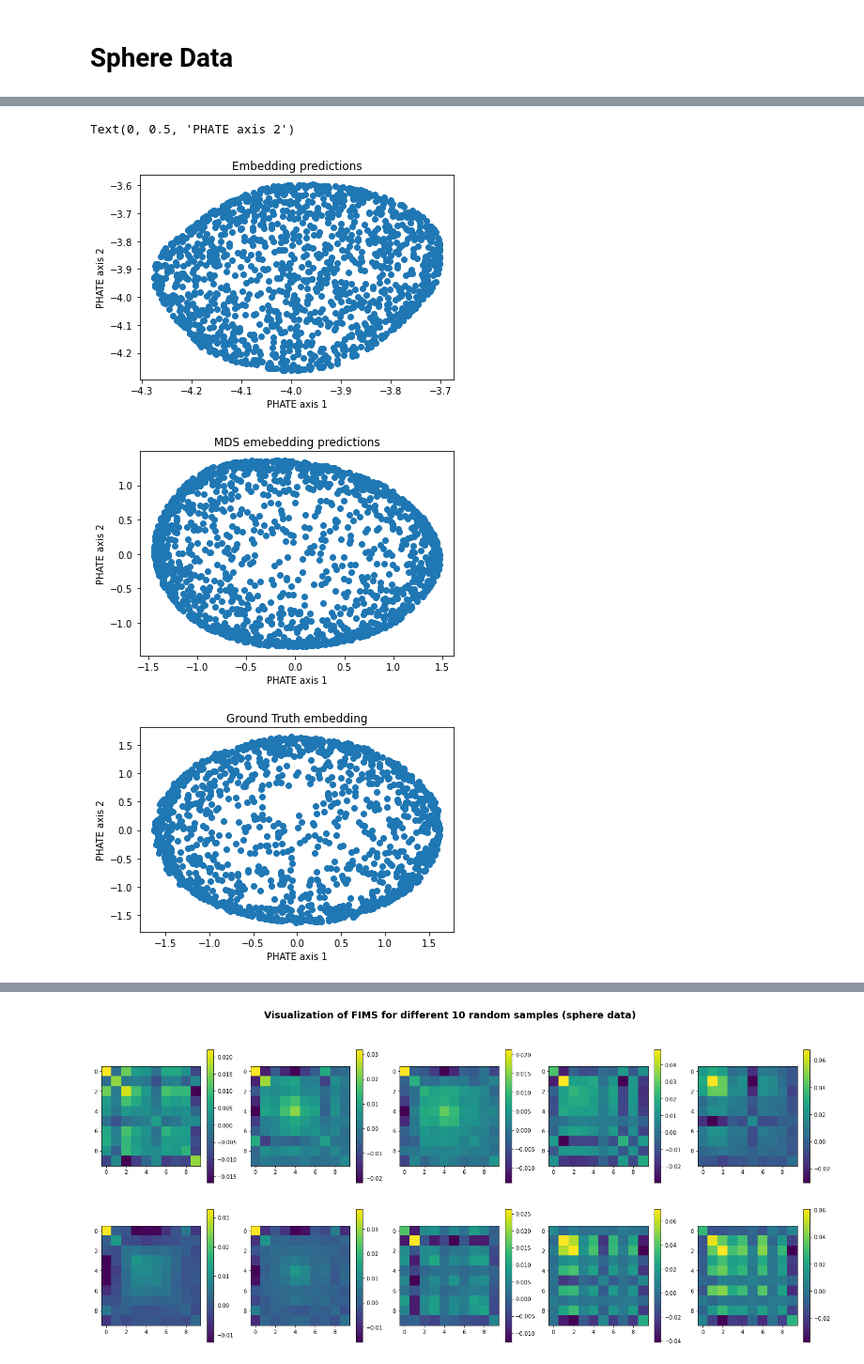
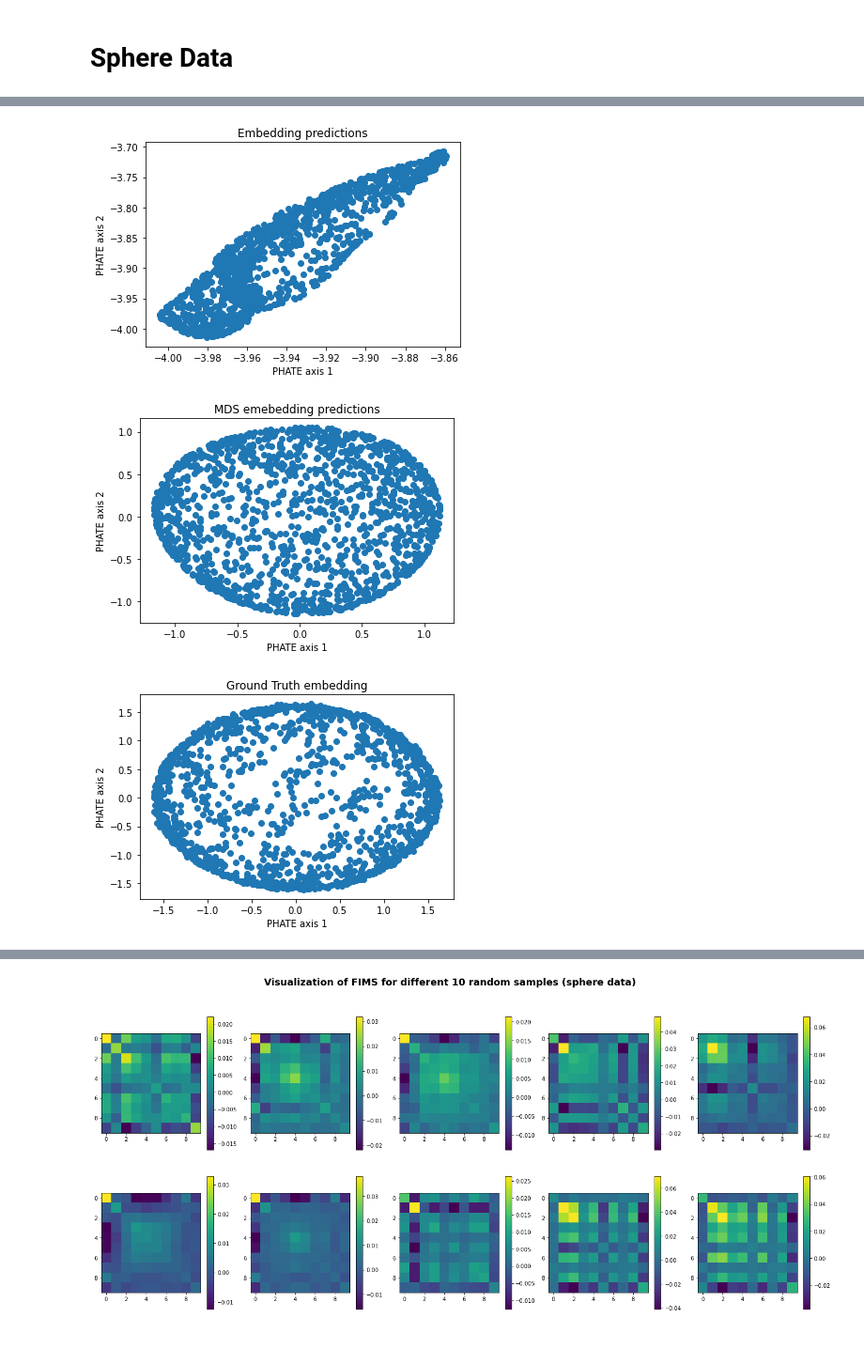
Before and after one commit to guillaumehu/phate_fim, a Jupyter notebook: notebooks/df-test-autoencoder.ipynb, the cells around one changed output, grey strips where cells are left out. Shown: that part at 94% size. Cells and saved outputs as stored; diff of their text form; code cells hidden in the pictures.

```diff
--- a/notebooks/df-test-autoencoder.ipynb
+++ b/notebooks/df-test-autoencoder.ipynb
@@ -475,7 +502,7 @@ Text(0, 0.5, 'Magnitude')
 # %%
 # Data Parameters
 dataset = "sphere"
-n_obs = 3000
+n_obs = 1500
 n_dim = 10
 batch_size = 100
 
@@ -575,35 +602,38 @@ LOCAL_RANK: 0 - CUDA_VISIBLE_DEVICES: [0]
 # %%
 #Evaluate pytorch model on new data
 
-sphere_data, sphere_phate = make_n_sphere_two(n_obs=1500,dim=10,emb_dim=2,knn=knn)
-
+sphere_data, sphere_phate = make_n_sphere_two(n_obs=n_obs,dim=10,emb_dim=2,knn=knn)
+sphere_data = sphere_data.to('cuda')
+model_sphere.cuda()
 model_sphere.eval()
-pred = model_sphere.forward(sphere_data)
-pred = pred.detach().cpu().numpy()
+pred = model_sphere.encode(sphere_data).detach().cpu().numpy()
 
 mds_operator = MDS()
 predemb = mds_operator.fit_transform(pred)
 
 plt.figure()
 plt.title("Embedding predictions")
 plt.scatter(pred[:, 0], pred[:, 1])
 plt.xlabel("PHATE axis 1")
 plt.ylabel("PHATE axis 2")
 
 plt.figure()
 plt.title("MDS emebedding predictions")
 plt.scatter(predemb[:, 0], predemb[:, 1])
 plt.xlabel("PHATE axis 1")
 plt.ylabel("PHATE axis 2")
 
 plt.figure()
 plt.title("Ground Truth embedding")
 plt.scatter(sphere_phate[:,0],sphere_phate[:,1])
 plt.xlabel("PHATE axis 1")
 plt.ylabel("PHATE axis 2")
+
+
+np.save("saved_data/1500_sphere_1_1_pred.npy",pred)
+np.save("saved_data/1500_sphere_1_1_pred_MDS.npy",predemb)
 # %% [output]
-Text(0, 0.5, 'PHATE axis 2')
-[figure, old version]
+[figure, new version]
-[figure, old version]
+[figure, new version]
-[figure, old version]
+[figure, new version]
 # %%
```
Also changed, not shown: parts of 18 cells of this notebook, 16 other files.
